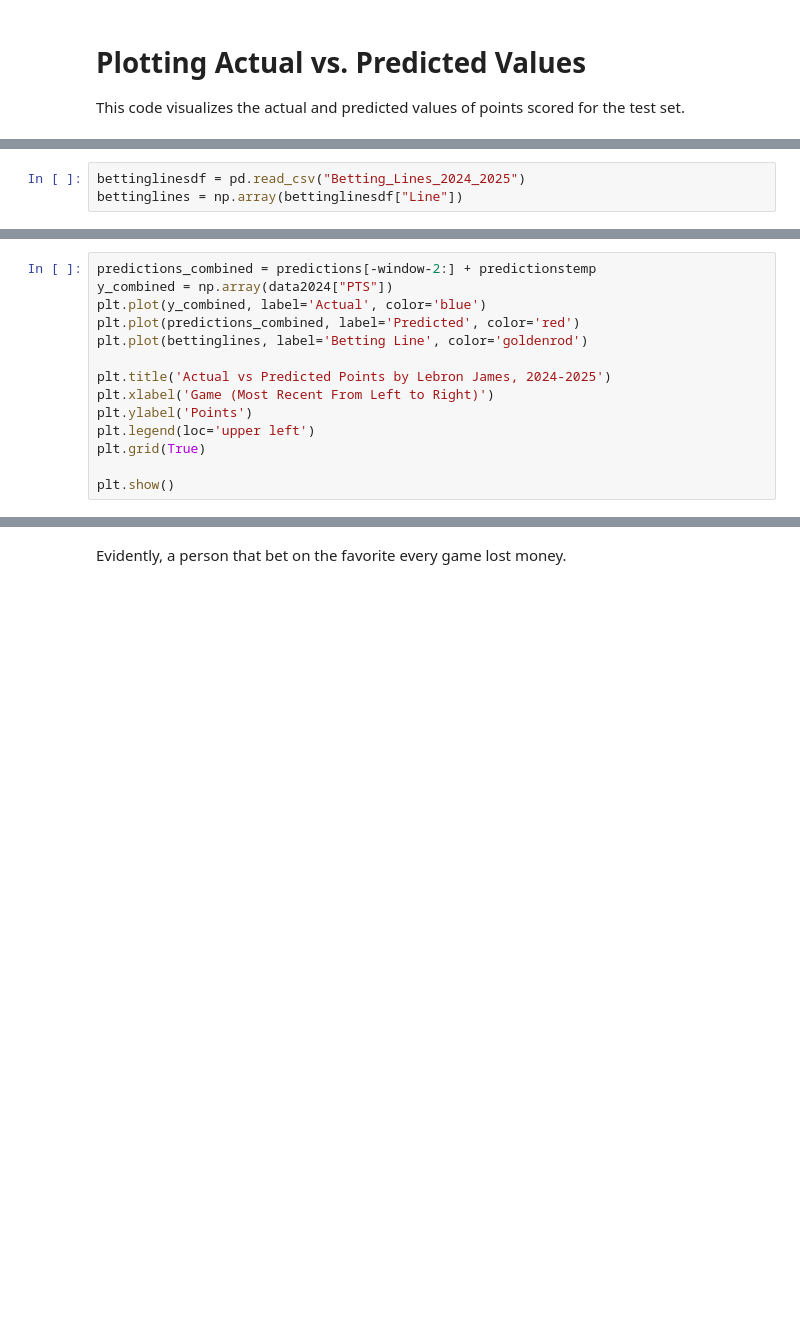
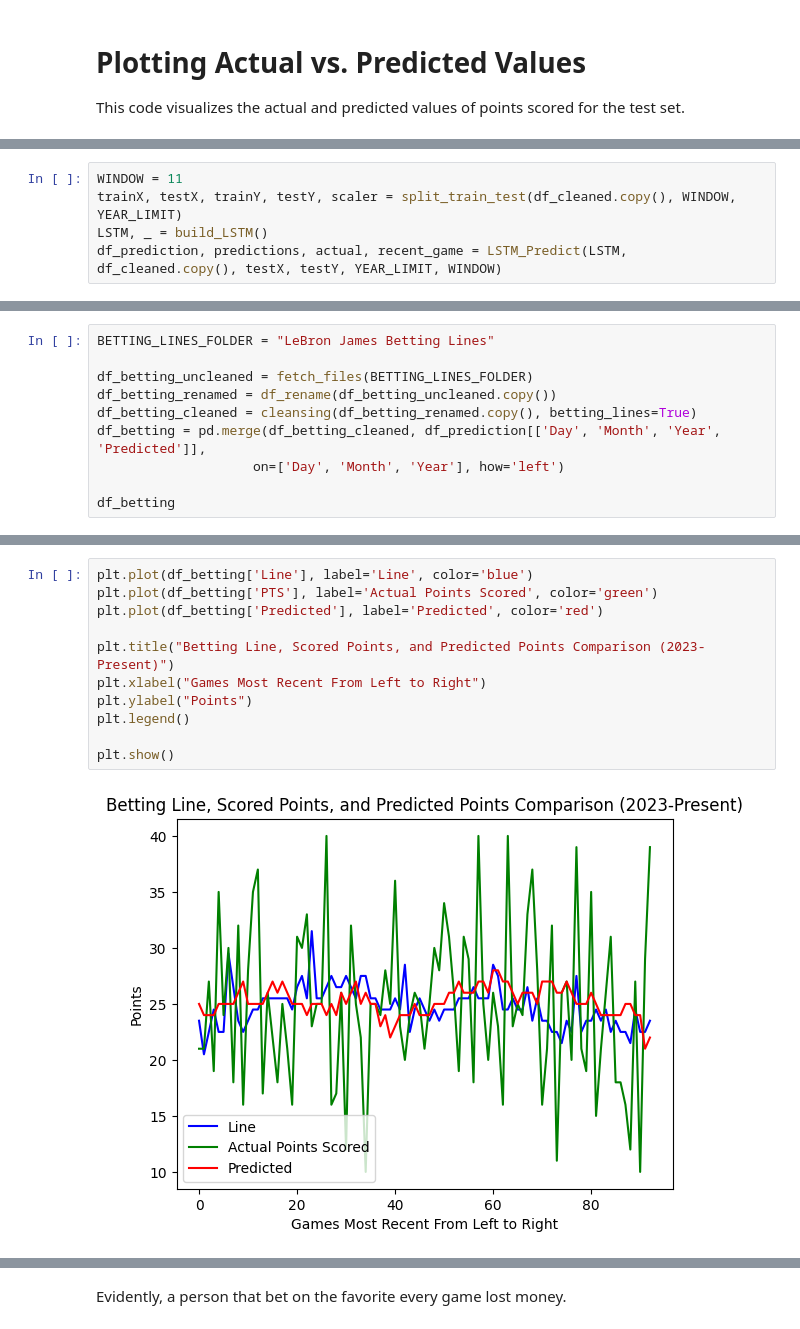
Before and after one commit to jwu04/LSTM-Project, a Jupyter notebook: LSTM.ipynb, the cells around one changed output, grey strips where cells are left out. Drawn from its saved outputs; the diff is of its cells as text; blank space fills up the shorter version.

```diff
--- a/LSTM.ipynb
+++ b/LSTM.ipynb
@@ -486,0 +522,5 @@ We want to maximize the amount of money earned if we were to truly bet on Lebron
+# %%
+WINDOW = 11
+trainX, testX, trainY, testY, scaler = split_train_test(df_cleaned.copy(), WINDOW, YEAR_LIMIT)
+LSTM, _ = build_LSTM()
+df_prediction, predictions, actual, recent_game = LSTM_Predict(LSTM, df_cleaned.copy(), testX, testY, YEAR_LIMIT, WINDOW)
@@ -487,3 +545,10 @@ We want to maximize the amount of money earned if we were to truly bet on Lebron
 # %%
-bettinglinesdf = pd.read_csv("Betting_Lines_2024_2025")
-bettinglines = np.array(bettinglinesdf["Line"])
+BETTING_LINES_FOLDER = "LeBron James Betting Lines"
+
+df_betting_uncleaned = fetch_files(BETTING_LINES_FOLDER)
+df_betting_renamed = df_rename(df_betting_uncleaned.copy())
+df_betting_cleaned = cleansing(df_betting_renamed.copy(), betting_lines=True)
+df_betting = pd.merge(df_betting_cleaned, df_prediction[['Day', 'Month', 'Year', 'Predicted']],
+                    on=['Day', 'Month', 'Year'], how='left')
+
+df_betting
@@ -490,16 +569,15 @@ bettinglines = np.array(bettinglinesdf["Line"])
-# %%
-predictions_combined = predictions[-window-2:] + predictionstemp
-y_combined = np.array(data2024["PTS"])
-plt.plot(y_combined, label='Actual', color='blue')
-plt.plot(predictions_combined, label='Predicted', color='red')
-plt.plot(bettinglines, label='Betting Line', color='goldenrod')
-
-plt.title('Actual vs Predicted Points by Lebron James, 2024-2025')
-plt.xlabel('Game (Most Recent From Left to Right)')
-plt.ylabel('Points')
-plt.legend(loc='upper left')
-plt.grid(True)
-
-plt.show()
+# %%
+plt.plot(df_betting['Line'], label='Line', color='blue')
+plt.plot(df_betting['PTS'], label='Actual Points Scored', color='green')
+plt.plot(df_betting['Predicted'], label='Predicted', color='red')
+
+plt.title("Betting Line, Scored Points, and Predicted Points Comparison (2023-Present)")
+plt.xlabel("Games Most Recent From Left to Right")
+plt.ylabel("Points")
+plt.legend()
+
+plt.show()
+# %% [output]
+[figure, added]
 # %% [markdown]
 # Betting in Different Ways
```
Also changed, not shown: parts of 38 cells of this notebook.
